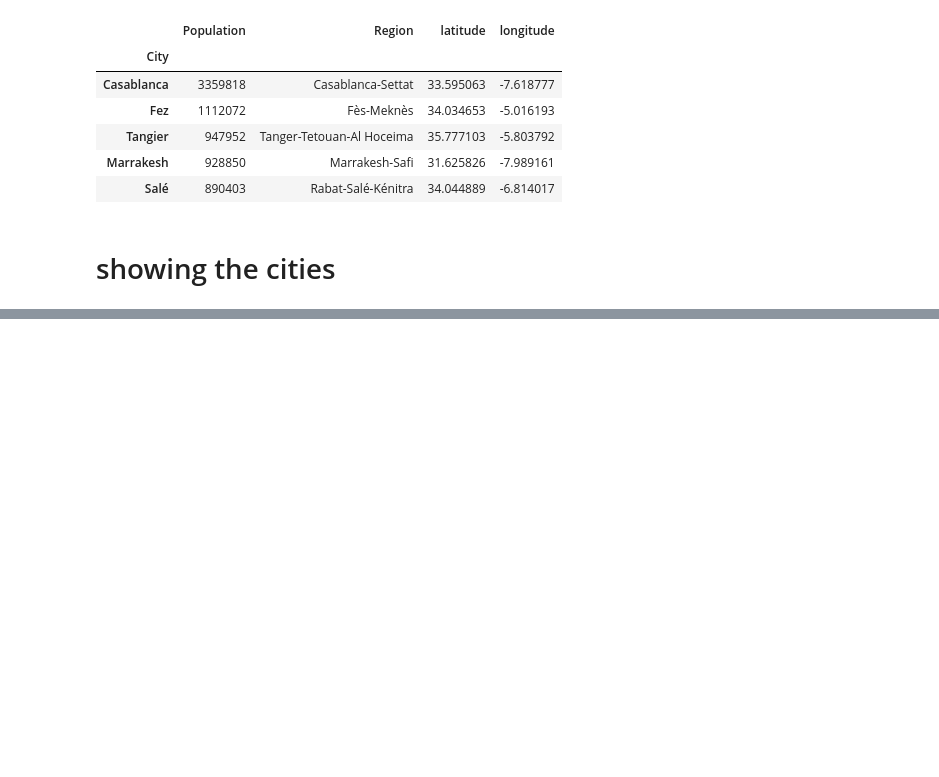
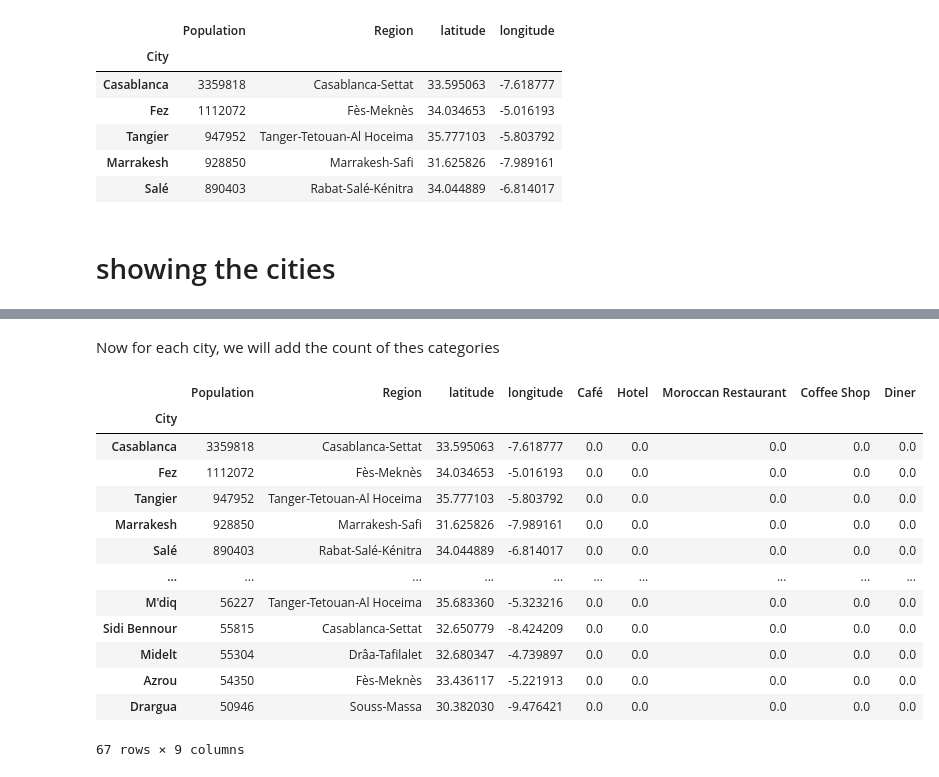
Before and after one commit to anassBelcaid/Coursera_Capstone, a Jupyter notebook: clustring_cities_morocco.ipynb, the cells around one changed output, grey strips where cells are left out. Drawn from its saved outputs; the diff is of its cells as text; code cells hidden in the pictures; blank space fills up the shorter version.

```diff
--- a/clustring_cities_morocco.ipynb
+++ b/clustring_cities_morocco.ipynb
@@ -127,0 +269,23 @@ Now we nee
+# %% [markdown]
+Now for each city, we will add the count of thes categories
+# %%
+selected_categories = ['Café', 'Hotel', 'Moroccan Restaurant', 'Coffee Shop', 'Diner']
+# %%
+for cat in selected_categories:
+    morocco_cities[cat] = np.zeros(len(morocco_cities))
+morocco_cities
+# %% [output]
+|  | Population | Region | latitude | longitude | Café | Hotel | Moroccan Restaurant | Coffee Shop | Diner |
+| City |  |  |  |  |  |  |  |  |  |
+| Casablanca | 3359818 | Casablanca-Settat | 33.595063 | -7.618777 | 0.0 | 0.0 | 0.0 | 0.0 | 0.0 |
+| Fez | 1112072 | Fès-Meknès | 34.034653 | -5.016193 | 0.0 | 0.0 | 0.0 | 0.0 | 0.0 |
+| Tangier | 947952 | Tanger-Tetouan-Al Hoceima | 35.777103 | -5.803792 | 0.0 | 0.0 | 0.0 | 0.0 | 0.0 |
+| Marrakesh | 928850 | Marrakesh-Safi | 31.625826 | -7.989161 | 0.0 | 0.0 | 0.0 | 0.0 | 0.0 |
+| Salé | 890403 | Rabat-Salé-Kénitra | 34.044889 | -6.814017 | 0.0 | 0.0 | 0.0 | 0.0 | 0.0 |
+| ... | ... | ... | ... | ... | ... | ... | ... | ... | ... |
+| M'diq | 56227 | Tanger-Tetouan-Al Hoceima | 35.683360 | -5.323216 | 0.0 | 0.0 | 0.0 | 0.0 | 0.0 |
+| Sidi Bennour | 55815 | Casablanca-Settat | 32.650779 | -8.424209 | 0.0 | 0.0 | 0.0 | 0.0 | 0.0 |
+| Midelt | 55304 | Drâa-Tafilalet | 32.680347 | -4.739897 | 0.0 | 0.0 | 0.0 | 0.0 | 0.0 |
+| Azrou | 54350 | Fès-Meknès | 33.436117 | -5.221913 | 0.0 | 0.0 | 0.0 | 0.0 | 0.0 |
+| Drargua | 50946 | Souss-Massa | 30.382030 | -9.476421 | 0.0 | 0.0 | 0.0 | 0.0 | 0.0 |
+67 rows × 9 columns
```
Also changed, not shown: parts of 17 cells of this notebook, 57 other files.
